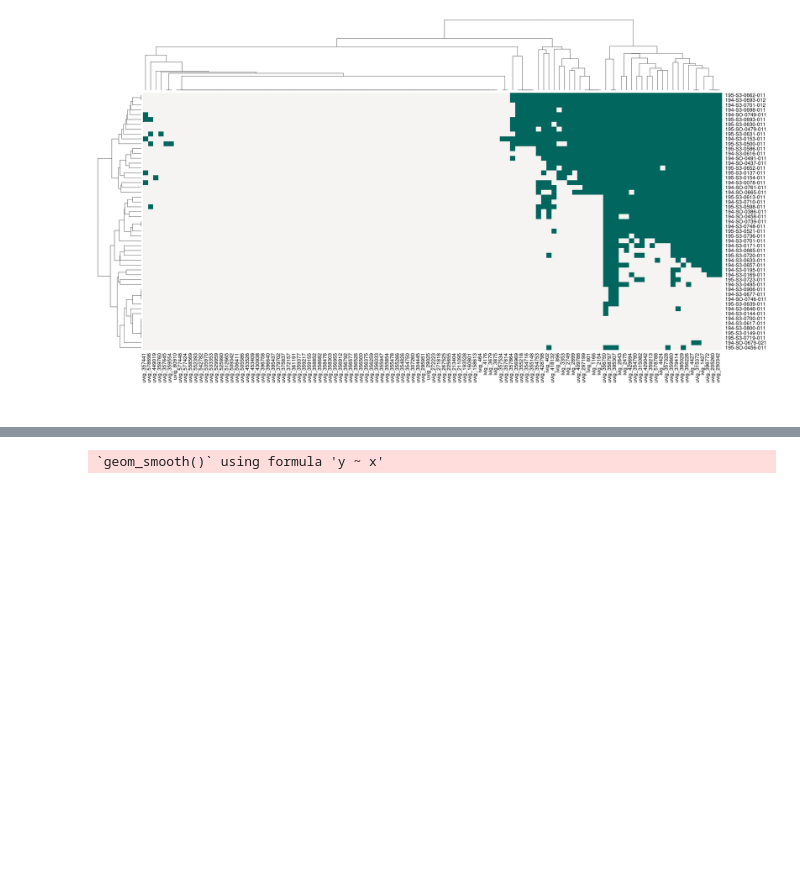
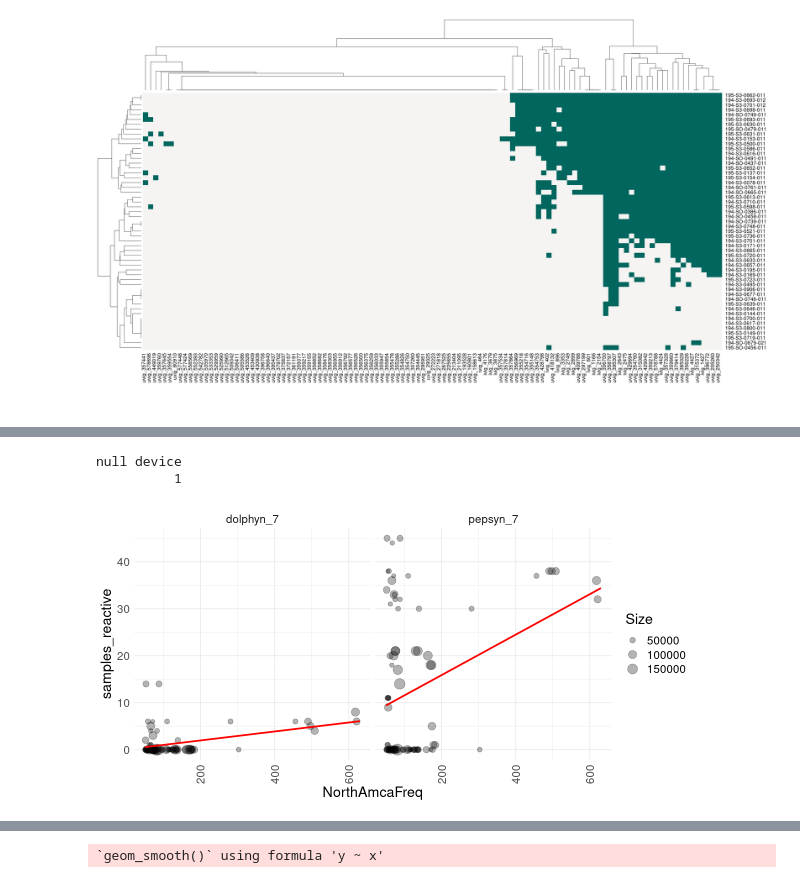
Before and after one commit to kepsi/Dolphyn, a Jupyter notebook: Manuscript Analyses/GPD_PhARscore.ipynb, the cells around one changed output, grey strips where cells are left out. Drawn from its saved outputs; the diff is of its cells as text; code cells hidden in the pictures; blank space fills up the shorter version.

```diff
--- a/Manuscript Analyses/GPD_PhARscore.ipynb
+++ b/Manuscript Analyses/GPD_PhARscore.ipynb
@@ -400,0 +397,8 @@ write.table(phar,"phar.csv", sep = ",")
+# %%
+blank = data.frame(NorthAmcaFreq = 50:630, Size = mean(df$Size))
+
+df %>% subset(library == "dolphyn_7") %>% glm(samples_reactive ~ NorthAmcaFreq + Size, data = .) %>%
+predict(newdata = blank) %>% cbind(blank) %>% rename(samples_reactive = ".") %>% mutate(library = "dolphyn_7") -> lm_dol
+
+df %>% subset(library == "pepsyn_7") %>% glm(samples_reactive ~ NorthAmcaFreq + Size, data = .) %>%
+predict(newdata = blank) %>% cbind(blank) %>% rename(samples_reactive = ".") %>% mutate(library = "pepsyn_7") %>% rbind(lm_dol) -> blank
@@ -400,0 +474,19 @@ write.table(phar,"phar.csv", sep = ",")
+# %%
+options(repr.plot.width=10, repr.plot.height=5)
+
+#pdf("prevalence_covSize.pdf", width = 10, height=5)
+
+phar %>% select(taxon_id, sample, library, vir_score, vir_score_bin, NorthAmcaFreq, Size) %>%
+group_by(taxon_id, library, NorthAmcaFreq, Size) %>% summarise_at(vars(vir_score_bin),funs(samples_reactive = sum)) %>%
+mutate(library = factor(library, levels=c("pepsyn_7","dolphyn_7"))) %>%
+dcast(taxon_id + NorthAmcaFreq + Size ~ library, value.var = "samples_reactive") %>%
+subset(!is.na(dolphyn_7)) %>%
+melt(id.vars = c("taxon_id","NorthAmcaFreq","Size"), value.name = "samples_reactive", variable.name = "library") -> df
+
+df %>% ggplot(aes(NorthAmcaFreq, samples_reactive, size = Size)) + geom_point(alpha = 0.3) +
+geom_line(data = blank, size = 1, color = "red") + facet_wrap(.~library)
+dev.off()
+# %% [output]
+null device
+          1
+[figure, added]
```
Also changed, not shown: parts of 27 cells of this notebook, 17 other files.
